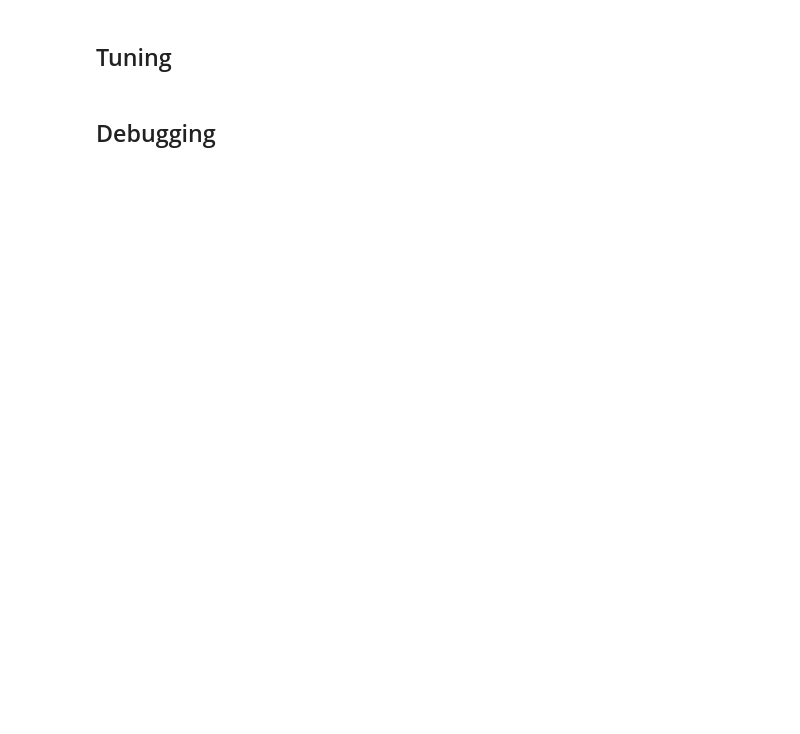
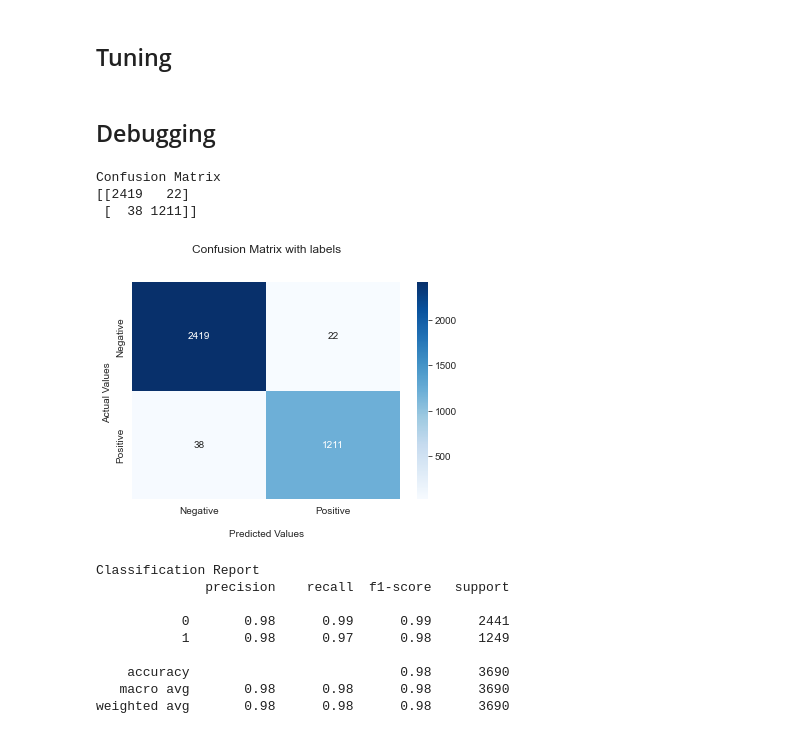
Before and after one commit to krautgortna/NLP_Project_SS22, a Jupyter notebook: NLP_FakePolice.ipynb, the cells around one changed output. Cells and saved outputs as stored; diff of their text form; code cells hidden in the pictures; blank space fills up the shorter version.

Commit message:
Merged colab content

```diff
--- a/NLP_FakePolice.ipynb
+++ b/NLP_FakePolice.ipynb
@@ -41,4 +58,5 @@ We hydrated offline and saved it to Github to retrieve it from there
 # %%
 url = 'https://raw.githubusercontent.com/krautgortna/NLP_Project_SS22/main/data/hydrated_tweets.csv'
-all_data = pd.read_csv(url)
-all_data.text
+df_all_data = pd.read_csv(url)
+df_all_data_original = df_all_data.copy()
+df_all_data.text
@@ -92,2 +172,5 @@ df_cleaned
 # %% [markdown]
 ## Train model
+# %%
+df_original = df.merge(df_all_data_original[['id', 'text']], on='id')
+df_original
@@ -93,0 +191,6 @@ df_cleaned
+# %%
+X = df_original.drop('is_misinfo', axis=1)
+y = df_original.is_misinfo
+X_train, X_test, y_train, y_test = train_test_split(X, y, test_size=0.3, random_state=0)
+
+X_train.shape, y_train.shape, X_test.shape, y_test.shape
@@ -95,3 +340,41 @@ df_cleaned
 ## Tuning
 # %% [markdown]
 ## Debugging
+# %%
+y_pred = sgd_classifier.predict(x_test_transformed)
+
+print("Confusion Matrix")
+cf_matrix = confusion_matrix(y_test, y_pred)
+print(cf_matrix)
+
+ax = sns.heatmap(cf_matrix, annot=True, fmt='.0f', cmap='Blues')
+
+ax.set_title('Confusion Matrix with labels\n\n')
+ax.set_xlabel('\nPredicted Values')
+ax.set_ylabel('Actual Values ')
+
+## Ticket labels - List must be in alphabetical order
+ax.xaxis.set_ticklabels(['Negative','Positive'])
+ax.yaxis.set_ticklabels(['Negative','Positive'])
+
+## Display the visualization of the Confusion Matrix.
+plt.show()
+
+# Classification Report
+print("\nClassification Report")
+report = classification_report(y_test, y_pred)
+print(report)
+# %% [output]
+Confusion Matrix
+[[2419   22]
+ [  38 1211]]
+[figure, added]
+Classification Report
+              precision    recall  f1-score   support
+
+           0       0.98      0.99      0.99      2441
+           1       0.98      0.97      0.98      1249
+
+    accuracy                           0.98      3690
+   macro avg       0.98      0.98      0.98      3690
+weighted avg       0.98      0.98      0.98      3690
```
Also changed, not shown: parts of 27 cells of this notebook.
